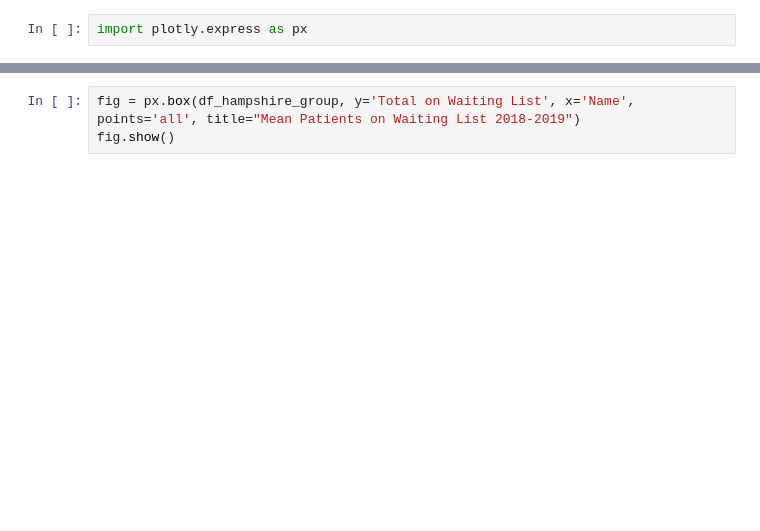
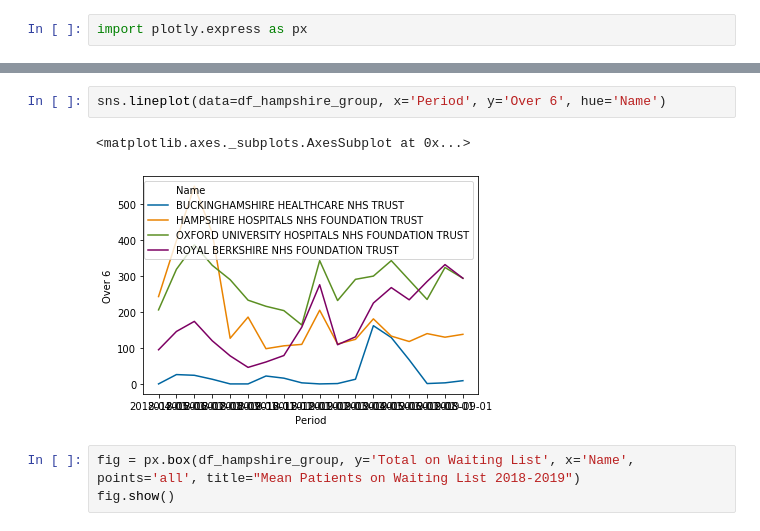
Before and after one commit to killerfridge/nhs-analytics, a Jupyter notebook: Untitled.ipynb, the cells around one changed output, grey strips where cells are left out. Saved outputs shown, nothing was run; the diff lists cells and outputs as text; blank space fills up the shorter version.

```diff
--- a/Untitled.ipynb
+++ b/Untitled.ipynb
@@ -62,6 +70,11 @@ fig = px.box(df_hampshire_group, y='Over 6', x='Name', points='all', title="Mean
 fig.show()
 # %% [output]
 [interactive output not drawn]
+# %%
+sns.lineplot(data=df_hampshire_group, x='Period', y='Over 6', hue='Name')
+# %% [output]
+<matplotlib.axes._subplots.AxesSubplot at 0x...>
+[figure, added]
 # %%
 fig = px.box(df_hampshire_group, y='Total on Waiting List', x='Name', points='all', title="Mean Patients on Waiting List 2018-2019")
 fig.show()
```
Also changed, not shown: parts of 5 cells of this notebook, 1 other file.
